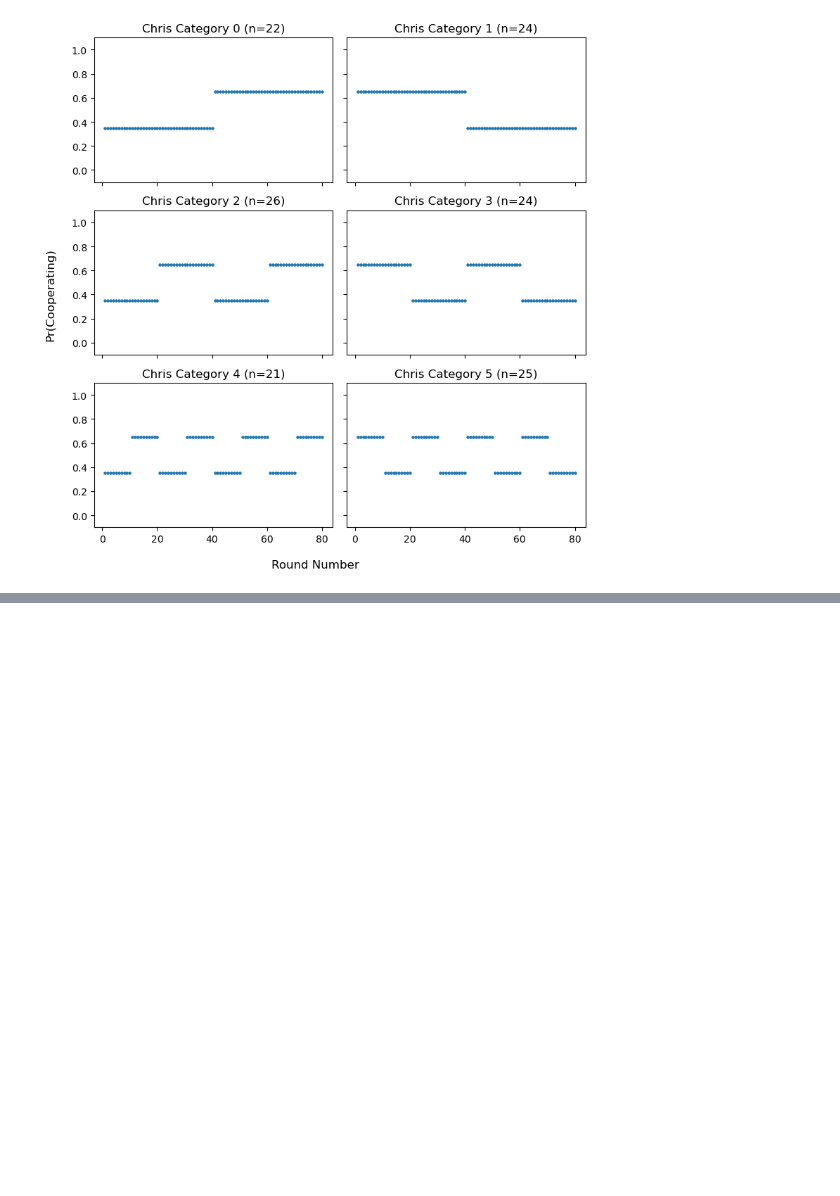
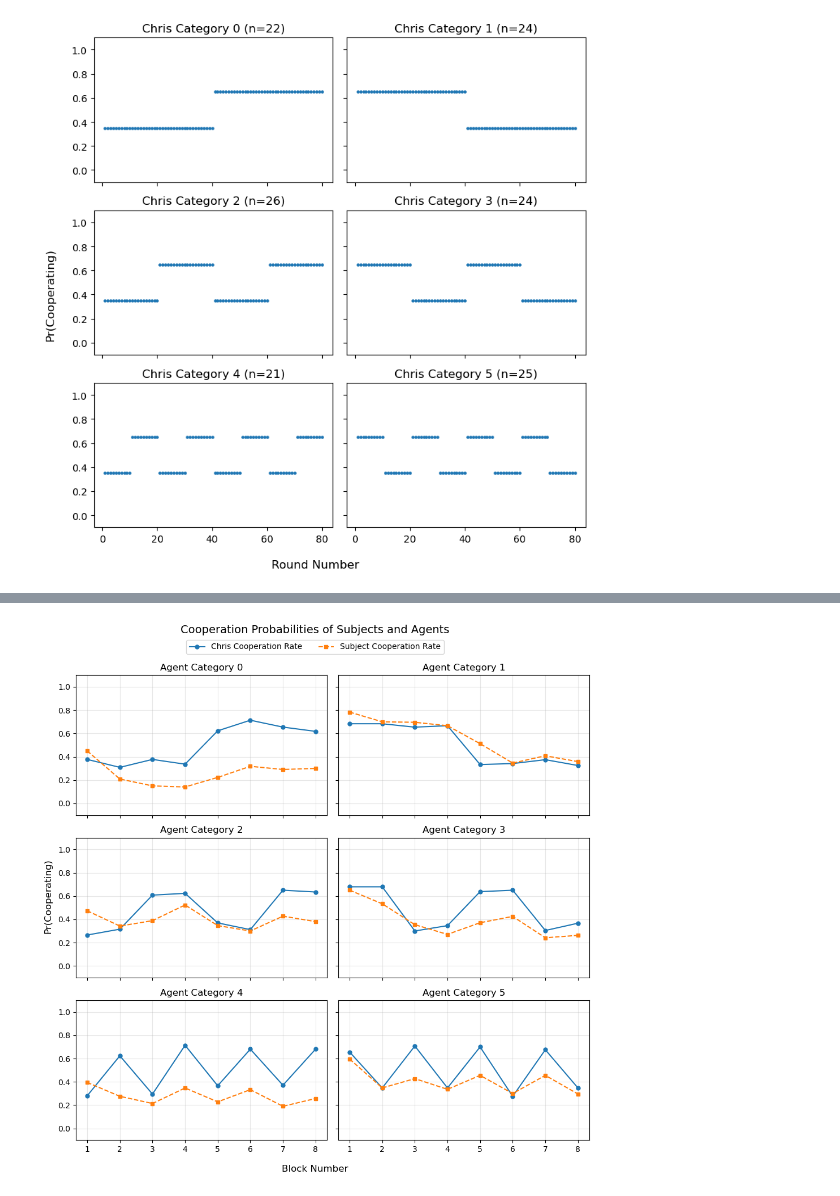
Before and after one commit to elxl/theory-of-mind-in-game, a Jupyter notebook: IPD_BRL.ipynb, the cells around one changed output, grey strips where cells are left out. Saved outputs shown, nothing was run; the diff lists cells and outputs as text; code cells hidden in the pictures; blank space fills up the shorter version.

Commit message:
add visualization

```diff
--- a/IPD_BRL.ipynb
+++ b/IPD_BRL.ipynb
@@ -26,7 +26,9 @@ def pd_brl_loglikelihood(sub_data, beta_param, bias, gamma_pos, gamma_neg):
     gamma_neg: learning rate for defective outcomes
 
     Returns:
-    BayesLL: negative log-likelihood
+    bayes_ll: negative log-likelihood
+    choice_probs: Fitted choice probabilities for each trial
+    mews: Estimated mean probabilities of cooperating for each trial
     """
 
     # Read trial parameters
@@ -48,6 +50,8 @@ def pd_brl_loglikelihood(sub_data, beta_param, bias, gamma_pos, gamma_neg):
     # Store mean beta distribution and log likelihood
     mew = np.zeros(num_trials)
     loglike = np.zeros(num_trials)
+    choice_probs = np.zeros(num_trials)
+    mews = np.zeros(num_trials)
 
     # Loop over trials
     for t in range(num_trials):
@@ -73,12 +77,14 @@ def pd_brl_loglikelihood(sub_data, beta_param, bias, gamma_pos, gamma_neg):
         a = a_prev * gamma_pos  # cooperate LR
         b = b_prev * gamma_neg  # defect LR
 
-        # Get trial log-likelihood
+        # Get trial log-likelihood and other prediction data
         loglike[t] = np.log(choice_prob)
+        choice_probs[t] = choice_prob
+        mews[t] = mew[t]
 
     # Return negative sum of log-likelihood
     bayes_ll = -np.sum(loglike)
-    return bayes_ll
+    return bayes_ll, choice_probs, mews
 # %%
 bounds = [(1, 20), (0.1, 1), (0.1, 1), (0.1, 1)]
 
@@ -123,7 +129,7 @@ for sub_num in tqdm(sub_list, desc="Fitting subjects", unit="subject"):
 
             # Optimize parameters
             def objective(x):
-                return pd_brl_loglikelihood(sub_data, x[0], x[1], x[2], x[3])
+                return pd_brl_loglikelihood(sub_data, x[0], x[1], x[2], x[3])[0]
 
             try:
                 result = minimize(objective, init_vals, bounds=bounds, method='L-BFGS-B')
@@ -230,0 +275,49 @@ plt.show()
+# %%
+fig, axs = plt.subplots(3, 2, figsize=(10, 10), sharex=True, sharey=True)
+rounds = np.arange(1, 81)
+
+# Create handles for legend (will be created from first plot)
+handles, labels = None, None
+
+for idx, ax in enumerate(axs.flatten()):
+    if idx < len(chirs_categoty):
+        subjects = subjects_category[idx]
+        chris_blocked_choice = defaultdict(list)
+        subject_blocked_choice = defaultdict(list)
+        for each in blocked_data:
+            if each['ppt_number'] in subjects:
+                chris_blocked_choice[each['block_number']].append(each['chris_coop_rate'])
+                subject_blocked_choice[each['block_number']].append(each['subject_coop_rate'])
+
+        blocks = sorted(chris_blocked_choice.keys())
+        chris_blocked_choice = [np.mean(chris_blocked_choice[block]) for block in blocks]
+        subject_blocked_choice = [np.mean(subject_blocked_choice[block]) for block in blocks]
+
+        # Plot with markers
+        line1 = ax.plot(blocks, chris_blocked_choice, marker='o', linestyle='-',
+                       label='Chris Cooperation Rate', markersize=5)
+        line2 = ax.plot(blocks, subject_blocked_choice, marker='s', linestyle='--',
+                       label='Subject Cooperation Rate', markersize=5)
+
+        # Get handles and labels from first plot
+        if handles is None:
+            handles, labels = ax.get_legend_handles_labels()
+
+        ax.set_title(f'Agent Category {idx}')
+        ax.set_ylim(-0.1, 1.1)
+        ax.grid(True, alpha=0.3)
+    else:
+        ax.axis('off')
+
+# Add single legend above the subplots
+fig.legend(handles, labels, loc='upper center', ncol=2, bbox_to_anchor=(0.5, 0.96),
+          frameon=True, fontsize=10)
+
+fig.supxlabel('Block Number', fontsize=12)
+fig.supylabel('Pr(Cooperating)', fontsize=12)
+fig.suptitle('Cooperation Probabilities of Subjects and Agents', fontsize=14)
+
+plt.tight_layout(rect=[0, 0, 1, 0.96])  # Leave space for legend at top
+plt.show()
+# %% [output]
+[figure, added]
```
Also changed, not shown: parts of 10 cells of this notebook.
